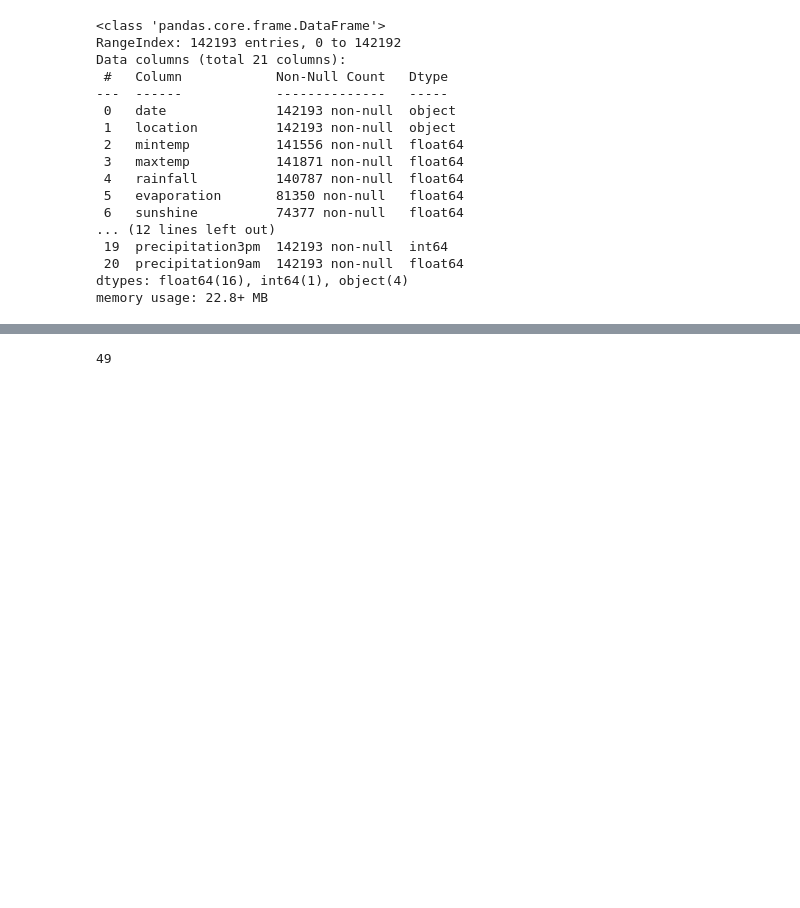
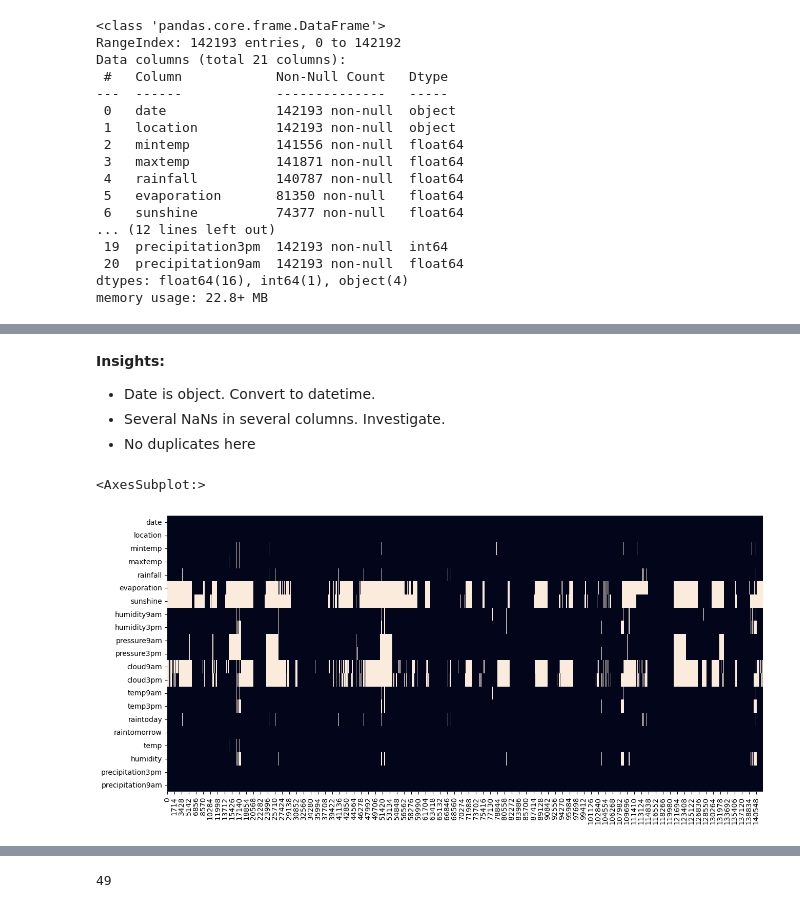
Before and after one commit to hbatistuzzo/Machine_Learning-Rain_in_Australia, a Jupyter notebook: case_itau_henrique.ipynb, the cells around one changed output, grey strips where cells are left out. Cells and saved outputs as stored; diff of their text form; code cells hidden in the pictures; blank space fills up the shorter version.

```diff
--- a/case_itau_henrique.ipynb
+++ b/case_itau_henrique.ipynb
@@ -131,0 +137,14 @@ memory usage: 22.8+ MB
+# %% [markdown]
+**Insights:**
+
+- Date is object. Convert to datetime.
+- Several NaNs in several columns. Investigate.
+- No duplicates here
+# %%
+fig, ax = plt.subplots(figsize=(15,7))
+
+# wind_nan = wind.loc[wind.isna()]
+sns.heatmap(rain_new.isnull().T, cbar=False, ax=ax) # Cada ponto branco corresponde a um dado vazio
+# %% [output]
+<AxesSubplot:>
+[figure, added]
```
Also changed, not shown: parts of 18 cells of this notebook.
